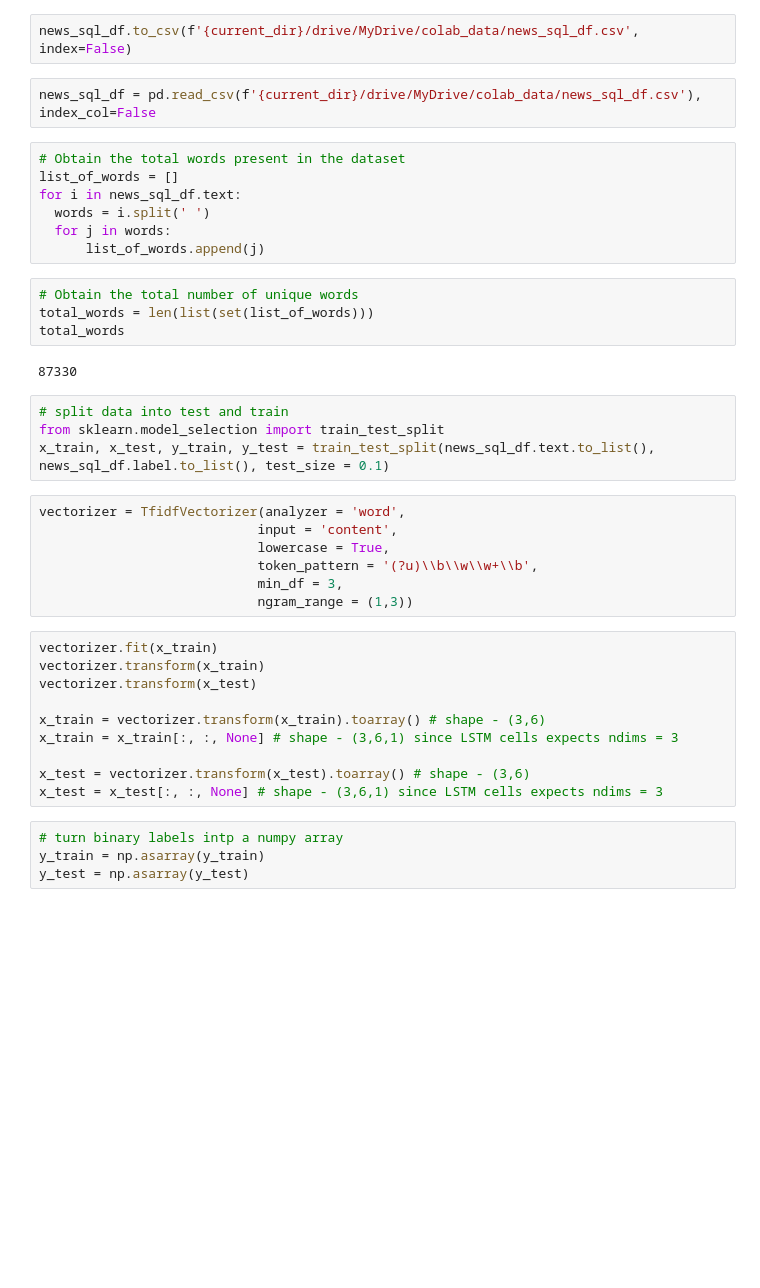
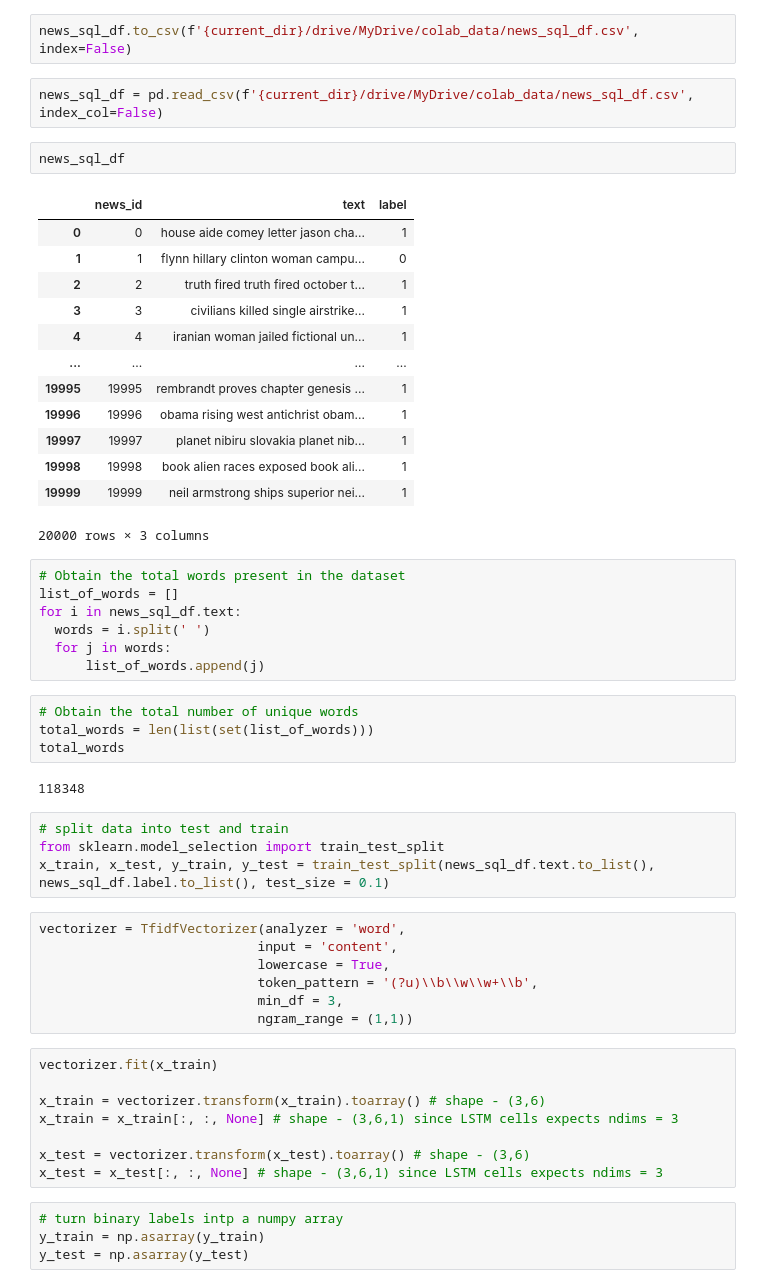
Before and after one commit to monash-tp37-project/iteration_1_model, a Jupyter notebook: news_class_model_keras.ipynb, the cells around one changed output. Saved outputs shown, nothing was run; the diff lists cells and outputs as text; blank space fills up the shorter version.

```diff
--- a/news_class_model_keras.ipynb
+++ b/news_class_model_keras.ipynb
@@ -124,7 +125,23 @@ news_sql_df
 # %%
 news_sql_df.to_csv(f'{current_dir}/drive/MyDrive/colab_data/news_sql_df.csv', index=False)
 # %%
-news_sql_df = pd.read_csv(f'{current_dir}/drive/MyDrive/colab_data/news_sql_df.csv'), index_col=False
+news_sql_df = pd.read_csv(f'{current_dir}/drive/MyDrive/colab_data/news_sql_df.csv', index_col=False)
+# %%
+news_sql_df
+# %% [output]
+|  | news_id | text | label |
+| 0 | 0 | house aide comey letter jason cha... | 1 |
+| 1 | 1 | flynn hillary clinton woman campu... | 0 |
+| 2 | 2 | truth fired truth fired october t... | 1 |
+| 3 | 3 | civilians killed single airstrike... | 1 |
+| 4 | 4 | iranian woman jailed fictional un... | 1 |
+| ... | ... | ... | ... |
+| 19995 | 19995 | rembrandt proves chapter genesis ... | 1 |
+| 19996 | 19996 | obama rising west antichrist obam... | 1 |
+| 19997 | 19997 | planet nibiru slovakia planet nib... | 1 |
+| 19998 | 19998 | book alien races exposed book ali... | 1 |
+| 19999 | 19999 | neil armstrong ships superior nei... | 1 |
+20000 rows × 3 columns
 # %%
 # Obtain the total words present in the dataset
 list_of_words = []
@@ -137,7 +154,7 @@ for i in news_sql_df.text:
 total_words = len(list(set(list_of_words)))
 total_words
 # %% [output]
-87330
+118348
 # %%
 # split data into test and train
 from sklearn.model_selection import train_test_split
@@ -148,11 +165,9 @@ vectorizer = TfidfVectorizer(analyzer = 'word',
                             lowercase = True,
                             token_pattern = '(?u)\\b\\w\\w+\\b',
                             min_df = 3,
-                            ngram_range = (1,3))
+                            ngram_range = (1,1))
 # %%
 vectorizer.fit(x_train)
-vectorizer.transform(x_train)
-vectorizer.transform(x_test)
 
 x_train = vectorizer.transform(x_train).toarray() # shape - (3,6)
 x_train = x_train[:, :, None] # shape - (3,6,1) since LSTM cells expects ndims = 3
```
Also changed, not shown: parts of 10 cells of this notebook.
